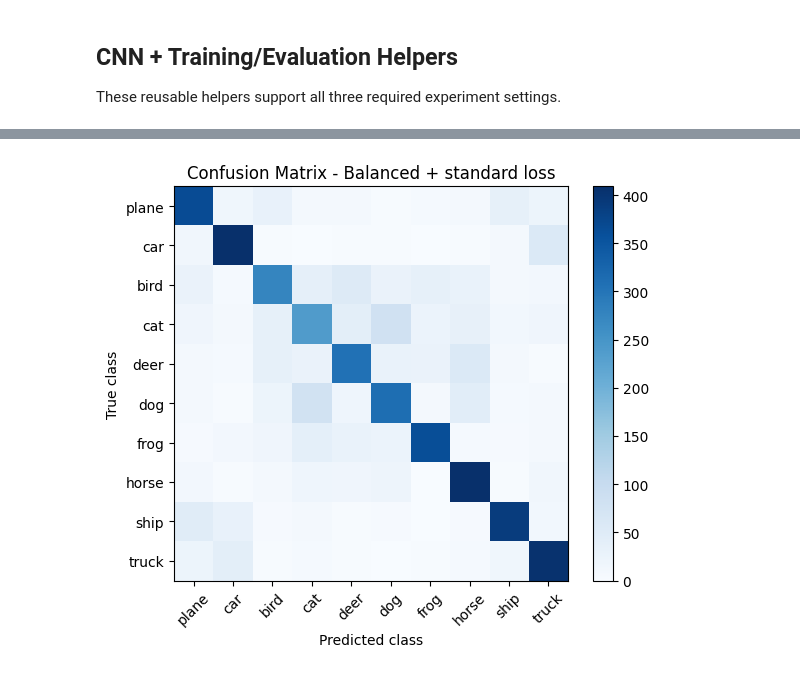
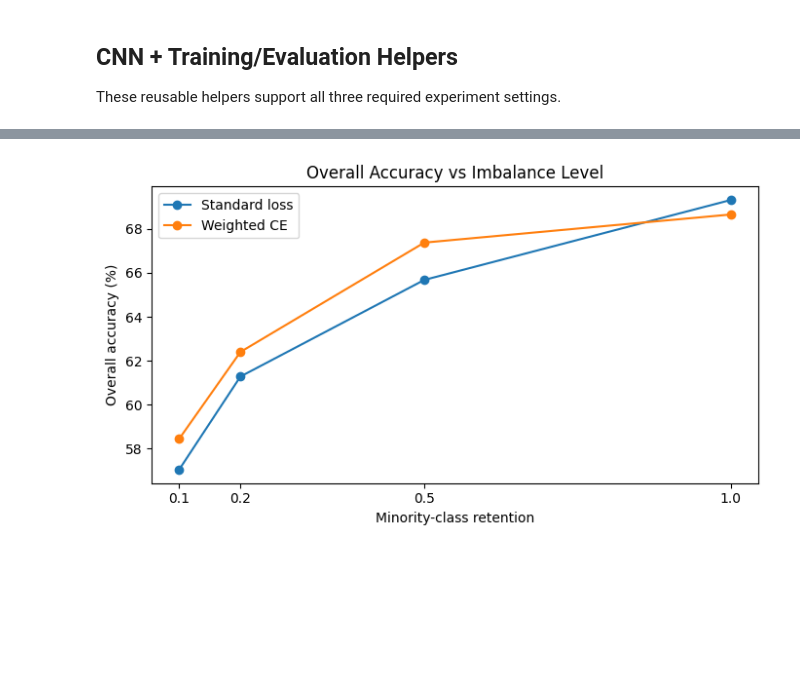
Before and after one commit to raghavkaashyap/Project-COMS4740, a Jupyter notebook: main.ipynb, the cells around one changed output, grey strips where cells are left out. Drawn from its saved outputs; the diff is of its cells as text; code cells hidden in the pictures; blank space fills up the shorter version.

Commit message:
feat: updated to sweep over 4 imbalance levels

```diff
--- a/main.ipynb
+++ b/main.ipynb
@@ -166,6 +165,8 @@ def show_class_distribution(targets, title):
     plt.tight_layout()
     plt.show()
 
+minority_classes = [2, 3, 4, 5]
+imbalance_levels = [1.0, 0.5, 0.2, 0.1]
 balanced_ratios = {i: 1.0 for i in range(10)}
 mild_ratios = {0: 1.0, 1: 1.0, 2: 0.5, 3: 0.5, 4: 0.5, 5: 0.5, 6: 1.0, 7: 1.0, 8: 1.0, 9: 1.0}
 severe_ratios = {0: 1.0, 1: 1.0, 2: 0.2, 3: 0.2, 4: 0.2, 5: 0.2, 6: 1.0, 7: 1.0, 8: 1.0, 9: 1.0}
@@ -269,7 +270,7 @@ def plot_confusion_matrix(cm, title):
     plt.tight_layout()
     plt.show()
 
-def run_experiment(name, train_subset, weighted_loss=False, epochs=5, lr=1e-2):
+def run_experiment(name, train_subset, weighted_loss=False, epochs=5, lr=1e-2, imbalance_level=None, loss_type=None):
     print(f"\n=== {name} ===")
     train_loader = DataLoader(train_subset, batch_size=128, shuffle=True)
     eval_loader = DataLoader(test_data, batch_size=128, shuffle=False)
@@ -294,6 +295,8 @@ def run_experiment(name, train_subset, weighted_loss=False, epochs=5, lr=1e-2):
 
     return {
         "name": name,
+        "imbalance_level": imbalance_level,
+        "loss_type": loss_type,
         "overall_acc": overall_acc,
         "per_class_acc": per_class_acc,
         "confusion_matrix": cm,
@@ -310,31 +313,64 @@ Compare overall accuracy, per-class accuracy, and confusion matrices.
 # %%
-balanced_subset = create_imbalance(train_data, balanced_ratios)
-imbalanced_subset = create_imbalance(train_data, severe_ratios)
+results = []
 
-results = []
-results.append(run_experiment("Balanced + standard loss", balanced_subset, weighted_loss=False, epochs=5))
-results.append(run_experiment("Imbalanced + standard loss", imbalanced_subset, weighted_loss=False, epochs=5))
-results.append(run_experiment("Imbalanced + weighted loss", imbalanced_subset, weighted_loss=True, epochs=5))
+for imbalance_level in imbalance_levels:
+    class_ratios = {cls: (imbalance_level if cls in minority_classes else 1.0) for cls in range(10)}
+    train_subset = create_imbalance(train_data, class_ratios)
+
+    results.append(run_experiment(
+        f"Imbalance {imbalance_level:.1f} + standard loss",
+        train_subset,
+        weighted_loss=False,
+        epochs=5,
+        imbalance_level=imbalance_level,
+        loss_type="standard",
+    ))
+    results.append(run_experiment(
+        f"Imbalance {imbalance_level:.1f} + weighted loss",
+        train_subset,
+        weighted_loss=True,
+        epochs=5,
+        imbalance_level=imbalance_level,
+        loss_type="weighted",
+    ))
+
+results_df = pd.DataFrame(results)
+results_df.to_csv("experiment_results.csv", index=False)
 
 print("\n=== Summary (Overall Accuracy) ===")
-for r in results:
-    print(f"{r['name']}: {r['overall_acc'] * 100:.2f}%")
+for _, row in results_df.iterrows():
+    print(f"{row['name']}: {row['overall_acc'] * 100:.2f}%")
 
-for r in results:
-    plot_confusion_matrix(r["confusion_matrix"], f"Confusion Matrix - {r['name']}")
+plt.figure(figsize=(7, 4))
+for loss_type, label in [("standard", "Standard loss"), ("weighted", "Weighted CE")]:
+    subset = results_df[results_df["loss_type"] == loss_type].sort_values("imbalance_level")
+    plt.plot(subset["imbalance_level"], subset["overall_acc"] * 100, marker="o", label=label)
 
-plt.figure(figsize=(10, 4))
-x = np.arange(10)
-width = 0.25
-
-for i, r in enumerate(results):
-    plt.bar(x + i * width, r["per_class_acc"], width=width, label=r["name"])
-
-plt.xticks(x + width, class_names, rotation=45)
-plt.ylim(0, 1.0)
-plt.ylabel("Per-class accuracy")
-plt.title("Per-class Accuracy Across Required Experiments")
+plt.xticks(imbalance_levels, [f"{level:.1f}" for level in imbalance_levels])
+plt.xlabel("Minority-class retention")
+plt.ylabel("Overall accuracy (%)")
+plt.title("Overall Accuracy vs Imbalance Level")
 plt.legend()
 plt.tight_layout()
+plt.savefig("overall_accuracy_vs_imbalance.png", dpi=300, bbox_inches="tight")
 plt.show()
+
+for imbalance_level in imbalance_levels:
+    level_rows = results_df[results_df["imbalance_level"] == imbalance_level].sort_values("loss_type")
+    x = np.arange(len(class_names))
+    width = 0.35
+
+    plt.figure(figsize=(10, 4))
+    for i, (_, row) in enumerate(level_rows.iterrows()):
+        plt.bar(x + i * width, row["per_class_acc"], width=width, label=row["loss_type"].title())
+
+    plt.xticks(x + width / 2, class_names, rotation=45)
+    plt.ylim(0, 1.0)
+    plt.ylabel("Per-class accuracy")
+    plt.title(f"Per-class Accuracy at Imbalance {imbalance_level:.1f}")
+    plt.legend()
+    plt.tight_layout()
+    level_tag = str(imbalance_level).replace(".", "_")
+    plt.savefig(f"per_class_accuracy_{level_tag}.png", dpi=300, bbox_inches="tight")
+    plt.show()
 # %% [output]
@@ -358 +394 @@ Imbalanced + weighted loss: 61.70%
-[figure, old version]
+[figure, new version]
```
Also changed, not shown: parts of 5 cells of this notebook.
